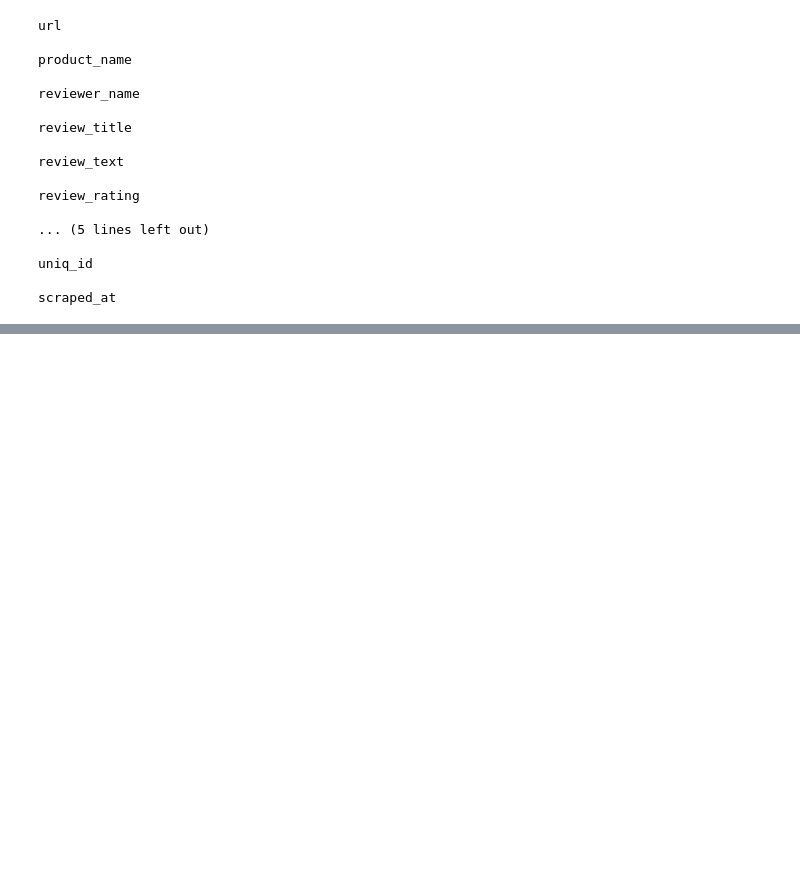
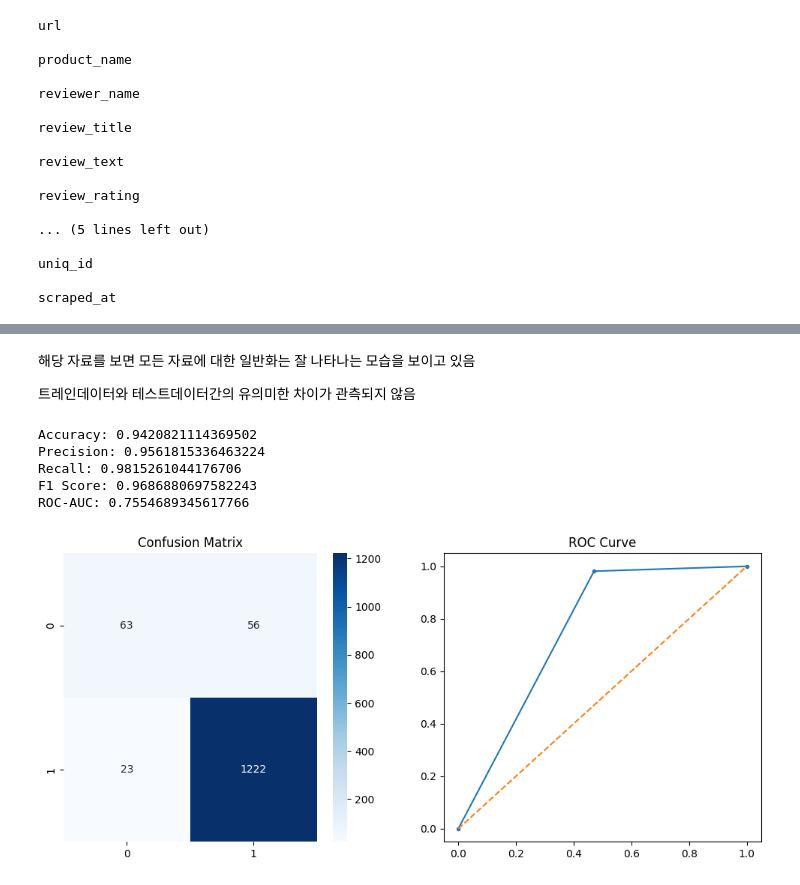
Before and after one commit to Konkuk-Univ-Glocal-Campus/ml202401-final-JJH2018, a Jupyter notebook: Sentiment_Analysis.ipynb, the cells around one changed output, grey strips where cells are left out. Cells and saved outputs as stored; diff of their text form; code cells hidden in the pictures; blank space fills up the shorter version.

```diff
--- a/Sentiment_Analysis.ipynb
+++ b/Sentiment_Analysis.ipynb
@@ -223,0 +429,41 @@ Name: processed_review, dtype: object
+# %% [markdown]
+해당 자료를 보면 모든 자료에 대한 일반화는 잘 나타나는 모습을 보이고 있음
+
+트레인데이터와 테스트데이터간의 유의미한 차이가 관측되지 않음
+# %%
+# 평가 지표 계산
+accuracy = accuracy_score(y_test, y_pred)
+precision = precision_score(y_test, y_pred)
+recall = recall_score(y_test, y_pred)
+f1 = f1_score(y_test, y_pred)
+roc_auc = roc_auc_score(y_test, y_pred)
+
+print(f'Accuracy: {accuracy}')
+print(f'Precision: {precision}')
+print(f'Recall: {recall}')
+print(f'F1 Score: {f1}')
+print(f'ROC-AUC: {roc_auc}')
+
+# 혼동 행렬 및 ROC 곡선
+conf_matrix = confusion_matrix(y_test, y_pred)
+fpr, tpr, _ = roc_curve(y_test, y_pred)
+
+plt.figure(figsize=(12, 5))
+
+plt.subplot(1, 2, 1)
+sns.heatmap(conf_matrix, annot=True, fmt='d', cmap='Blues')
+plt.title('Confusion Matrix')
+
+plt.subplot(1, 2, 2)
+plt.plot(fpr, tpr, marker='.')
+plt.plot([0, 1], [0, 1], linestyle='--')
+plt.title('ROC Curve')
+
+plt.show()
+# %% [output]
+Accuracy: 0.9420821114369502
+Precision: 0.9561815336463224
+Recall: 0.9815261044176706
+F1 Score: 0.9686880697582243
+ROC-AUC: 0.7554689345617766
+[figure, added]
```
Also changed, not shown: parts of 24 cells of this notebook.
